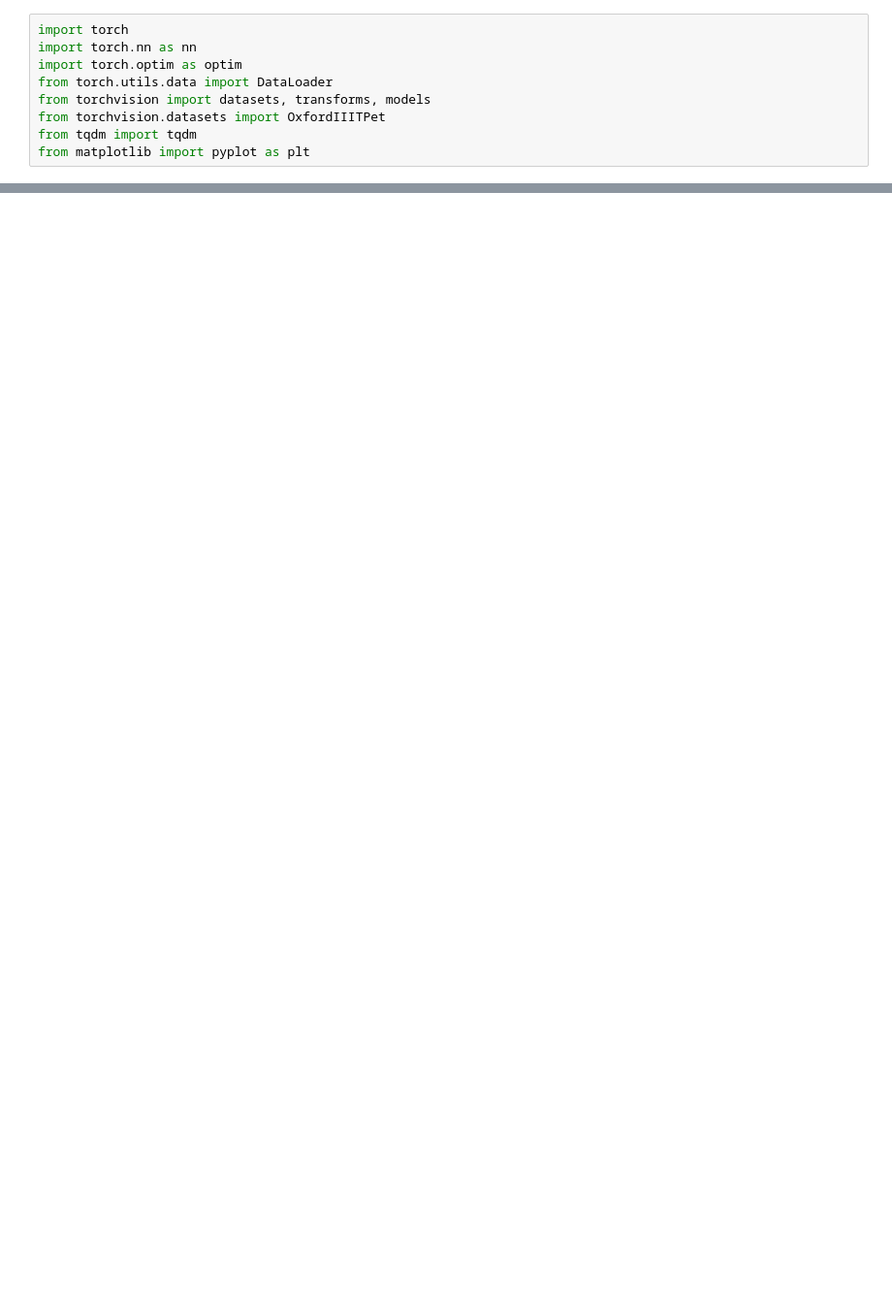
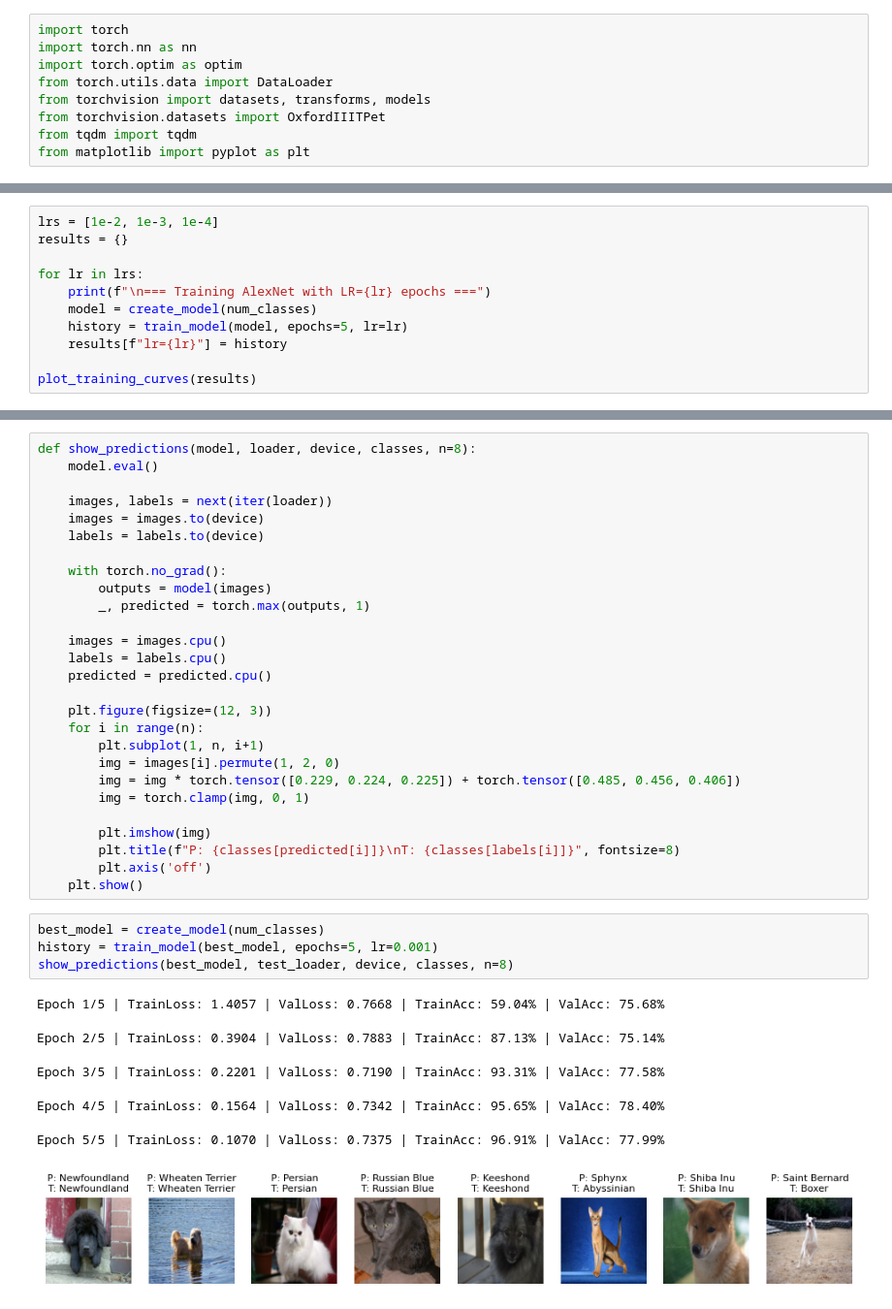
Before and after one commit to Thomaskald/ComputerVision, a Jupyter notebook: ex2.ipynb, the cells around one changed output, grey strips where cells are left out. Shown at 97% size. Cells and saved outputs as stored; diff of their text form; blank space fills up the shorter version.

```diff
--- a/ex2.ipynb
+++ b/ex2.ipynb
@@ -40,0 +186,11 @@ cuda
+# %%
+lrs = [1e-2, 1e-3, 1e-4]
+results = {}
+
+for lr in lrs:
+    print(f"\n=== Training AlexNet with LR={lr} epochs ===")
+    model = create_model(num_classes)
+    history = train_model(model, epochs=5, lr=lr)
+    results[f"lr={lr}"] = history
+
+plot_training_curves(results)
@@ -40,0 +215,38 @@ cuda
+# %%
+def show_predictions(model, loader, device, classes, n=8):
+    model.eval()
+
+    images, labels = next(iter(loader))
+    images = images.to(device)
+    labels = labels.to(device)
+
+    with torch.no_grad():
+        outputs = model(images)
+        _, predicted = torch.max(outputs, 1)
+
+    images = images.cpu()
+    labels = labels.cpu()
+    predicted = predicted.cpu()
+
+    plt.figure(figsize=(12, 3))
+    for i in range(n):
+        plt.subplot(1, n, i+1)
+        img = images[i].permute(1, 2, 0)
+        img = img * torch.tensor([0.229, 0.224, 0.225]) + torch.tensor([0.485, 0.456, 0.406])
+        img = torch.clamp(img, 0, 1)
+
+        plt.imshow(img)
+        plt.title(f"P: {classes[predicted[i]]}\nT: {classes[labels[i]]}", fontsize=8)
+        plt.axis('off')
+    plt.show()
+# %%
+best_model = create_model(num_classes)
+history = train_model(best_model, epochs=5, lr=0.001)
+show_predictions(best_model, test_loader, device, classes, n=8)
+# %% [output]
+Epoch 1/5 | TrainLoss: 1.4057 | ValLoss: 0.7668 | TrainAcc: 59.04% | ValAcc: 75.68%
+Epoch 2/5 | TrainLoss: 0.3904 | ValLoss: 0.7883 | TrainAcc: 87.13% | ValAcc: 75.14%
+Epoch 3/5 | TrainLoss: 0.2201 | ValLoss: 0.7190 | TrainAcc: 93.31% | ValAcc: 77.58%
+Epoch 4/5 | TrainLoss: 0.1564 | ValLoss: 0.7342 | TrainAcc: 95.65% | ValAcc: 78.40%
+Epoch 5/5 | TrainLoss: 0.1070 | ValLoss: 0.7375 | TrainAcc: 96.91% | ValAcc: 77.99%
+[figure, added]
```
Also changed, not shown: parts of 10 cells of this notebook.
